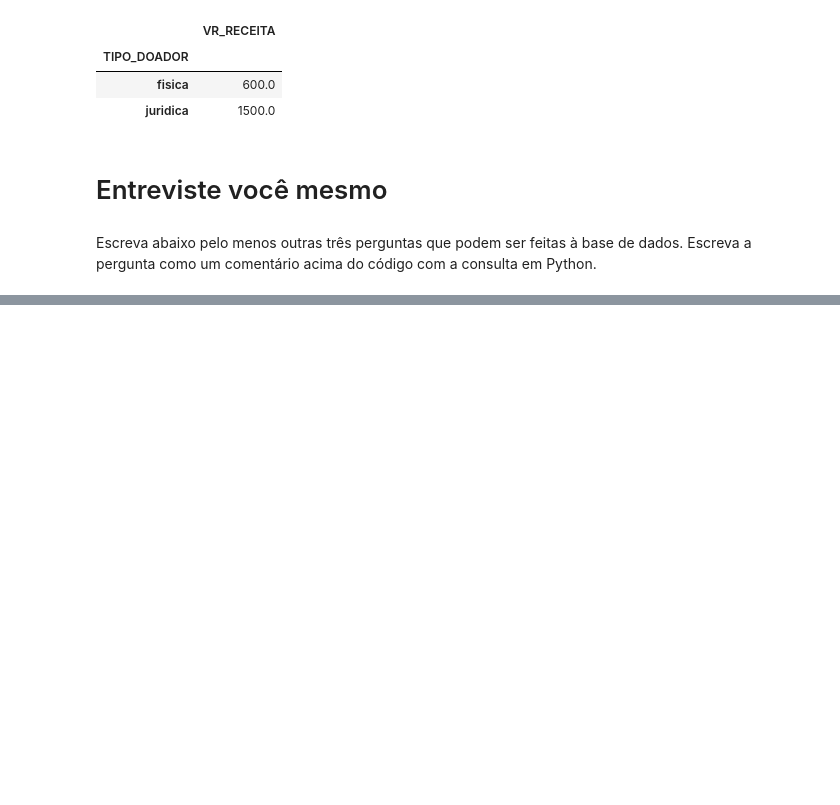
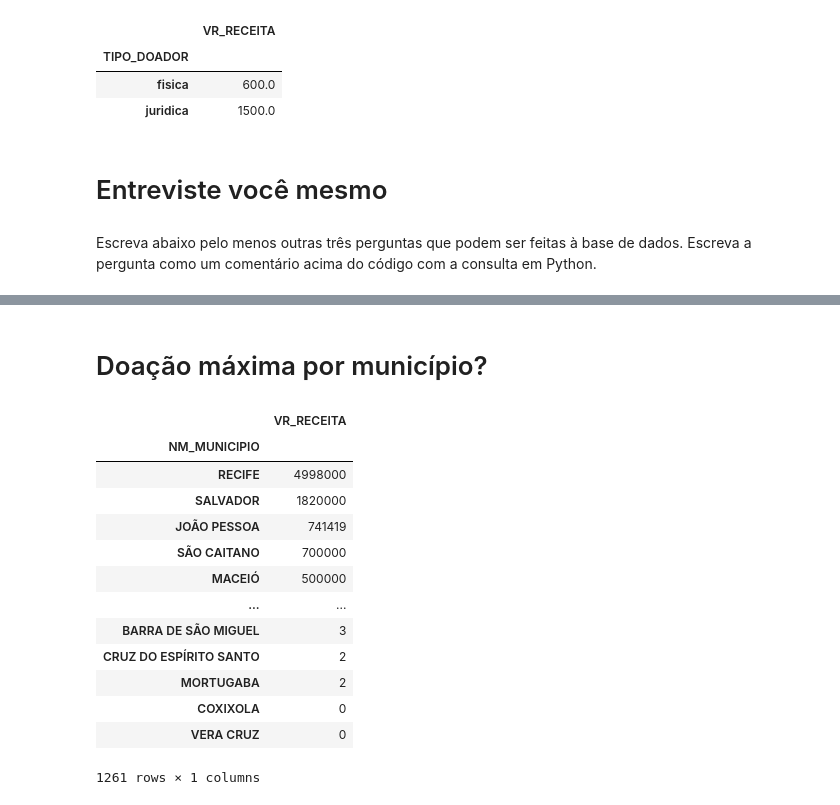
Before and after one commit to rg0wv0/python-inovacao-civica, a Jupyter notebook: semana_2/desafio/desafio-Copy1.ipynb, the cells around one changed output, grey strips where cells are left out. Drawn from its saved outputs; the diff is of its cells as text; code cells hidden in the pictures; blank space fills up the shorter version.

```diff
--- a/semana_2/desafio/desafio-Copy1.ipynb
+++ b/semana_2/desafio/desafio-Copy1.ipynb
@@ -288,0 +308,19 @@ Escreva abaixo pelo menos outras três perguntas que podem ser feitas à base de
+# %% [markdown]
+# Doação máxima por município?
+# %%
+df_final[['VR_RECEITA', 'NM_MUNICIPIO']].groupby(['NM_MUNICIPIO']).max().sort_values(by='VR_RECEITA', ascending=False)
+# %% [output]
+|  | VR_RECEITA |
+| NM_MUNICIPIO |  |
+| RECIFE | 4998000 |
+| SALVADOR | 1820000 |
+| JOÃO PESSOA | 741419 |
+| SÃO CAITANO | 700000 |
+| MACEIÓ | 500000 |
+| ... | ... |
+| BARRA DE SÃO MIGUEL | 3 |
+| CRUZ DO ESPÍRITO SANTO | 2 |
+| MORTUGABA | 2 |
+| COXIXOLA | 0 |
+| VERA CRUZ | 0 |
+1261 rows × 1 columns
```
Also changed, not shown: parts of 7 cells of this notebook.
